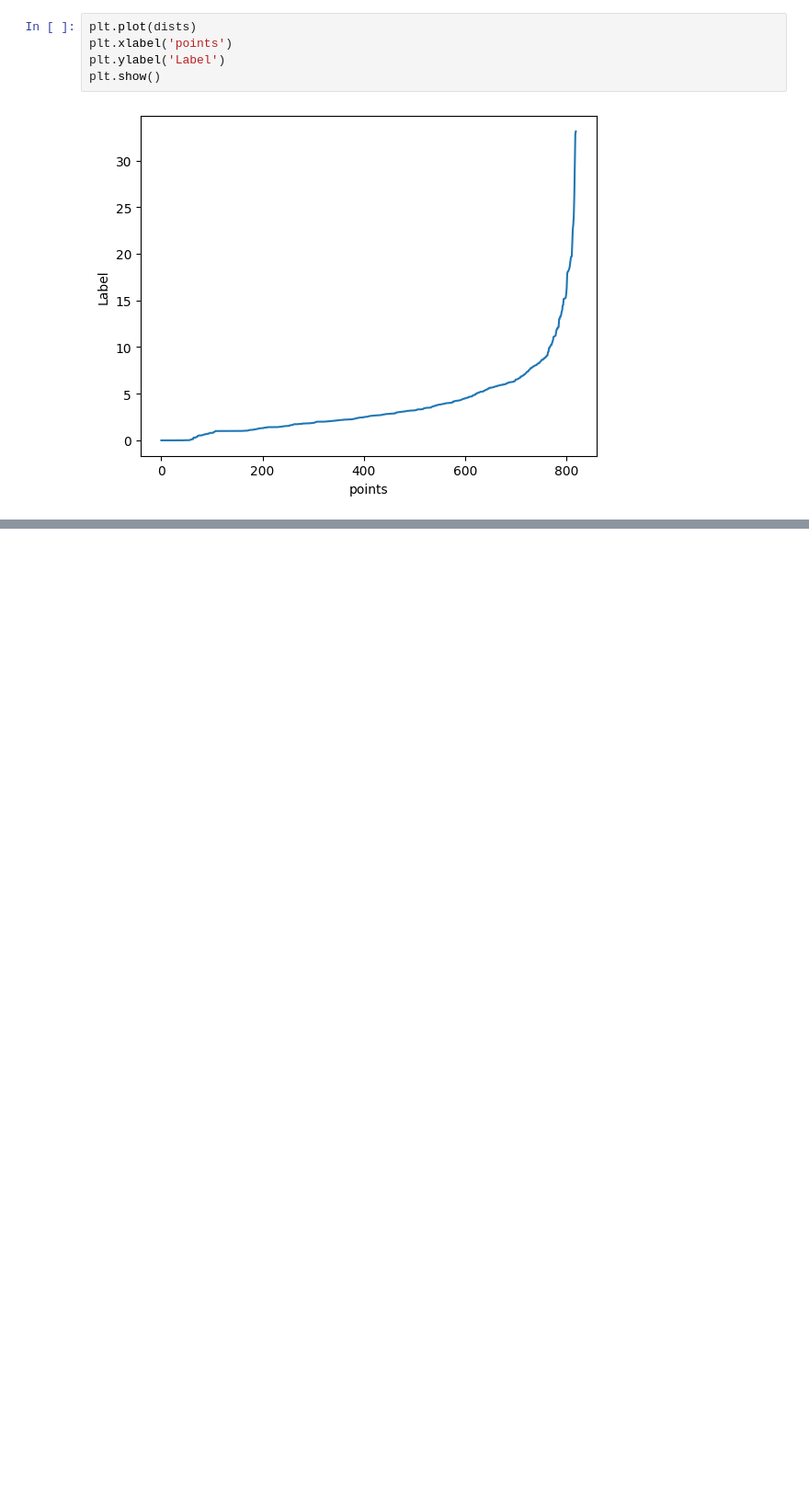
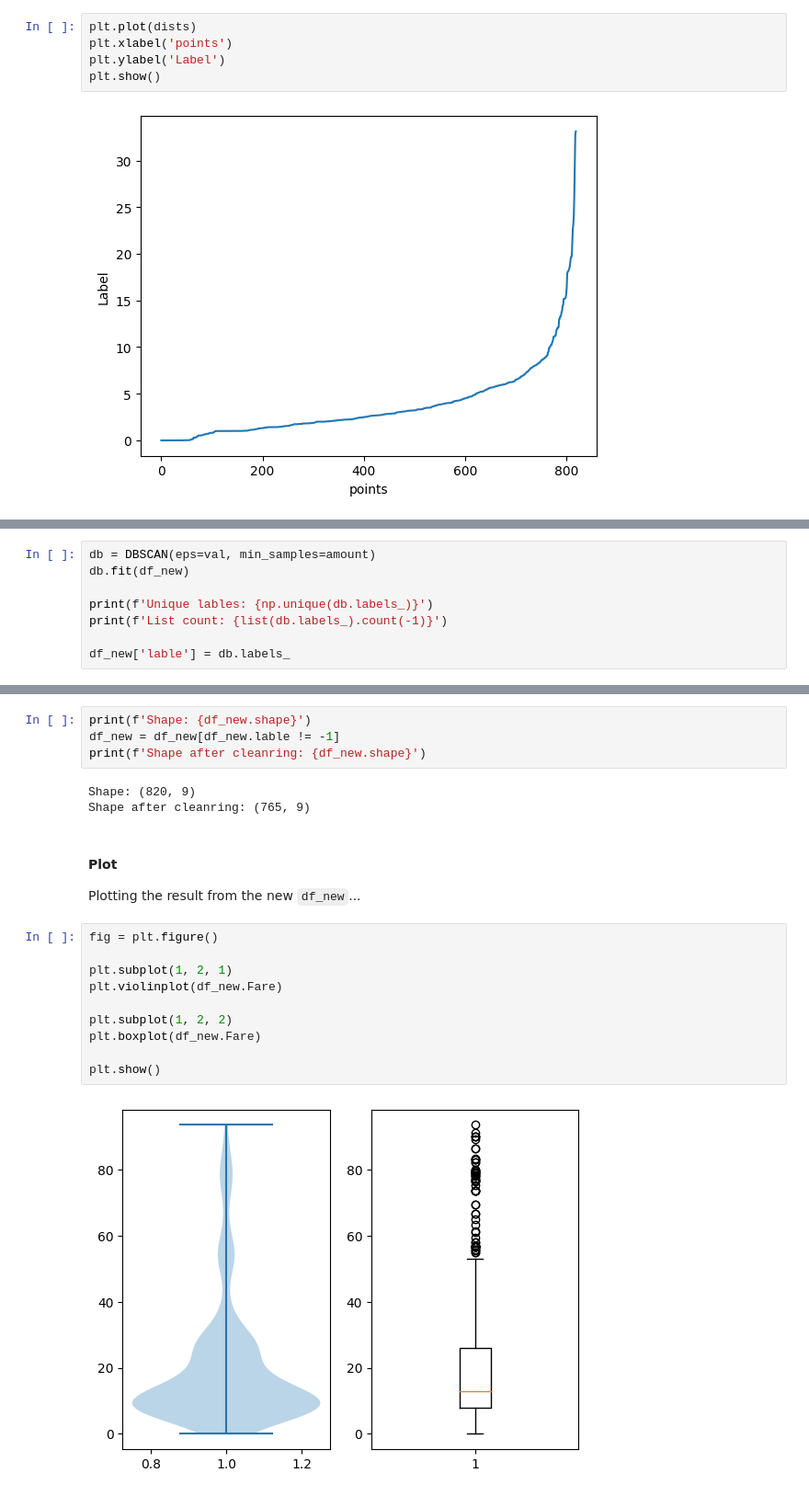
Before and after one commit to erirosv/DataScience, a Jupyter notebook: kaggle/titanic/titanic.ipynb, the cells around one changed output, grey strips where cells are left out. Shown: that part at 92% size. Cells and saved outputs as stored; diff of their text form; blank space fills up the shorter version.

````diff
--- a/kaggle/titanic/titanic.ipynb
+++ b/kaggle/titanic/titanic.ipynb
@@ -214,0 +248,8 @@ plt.show()
+# %%
+db = DBSCAN(eps=val, min_samples=amount)
+db.fit(df_new)
+
+print(f'Unique lables: {np.unique(db.labels_)}')
+print(f'List count: {list(db.labels_).count(-1)}')
+
+df_new['lable'] = db.labels_
@@ -214,0 +264,23 @@ plt.show()
+# %%
+print(f'Shape: {df_new.shape}')
+df_new = df_new[df_new.lable != -1]
+print(f'Shape after cleanring: {df_new.shape}')
+# %% [output]
+Shape: (820, 9)
+Shape after cleanring: (765, 9)
+# %% [markdown]
+#### Plot
+
+Plotting the result from the new ```df_new```...
+# %%
+fig = plt.figure()
+
+plt.subplot(1, 2, 1)
+plt.violinplot(df_new.Fare)
+
+plt.subplot(1, 2, 2)
+plt.boxplot(df_new.Fare)
+
+plt.show()
+# %% [output]
+[figure, added]
````
Also changed, not shown: parts of 22 cells of this notebook.
